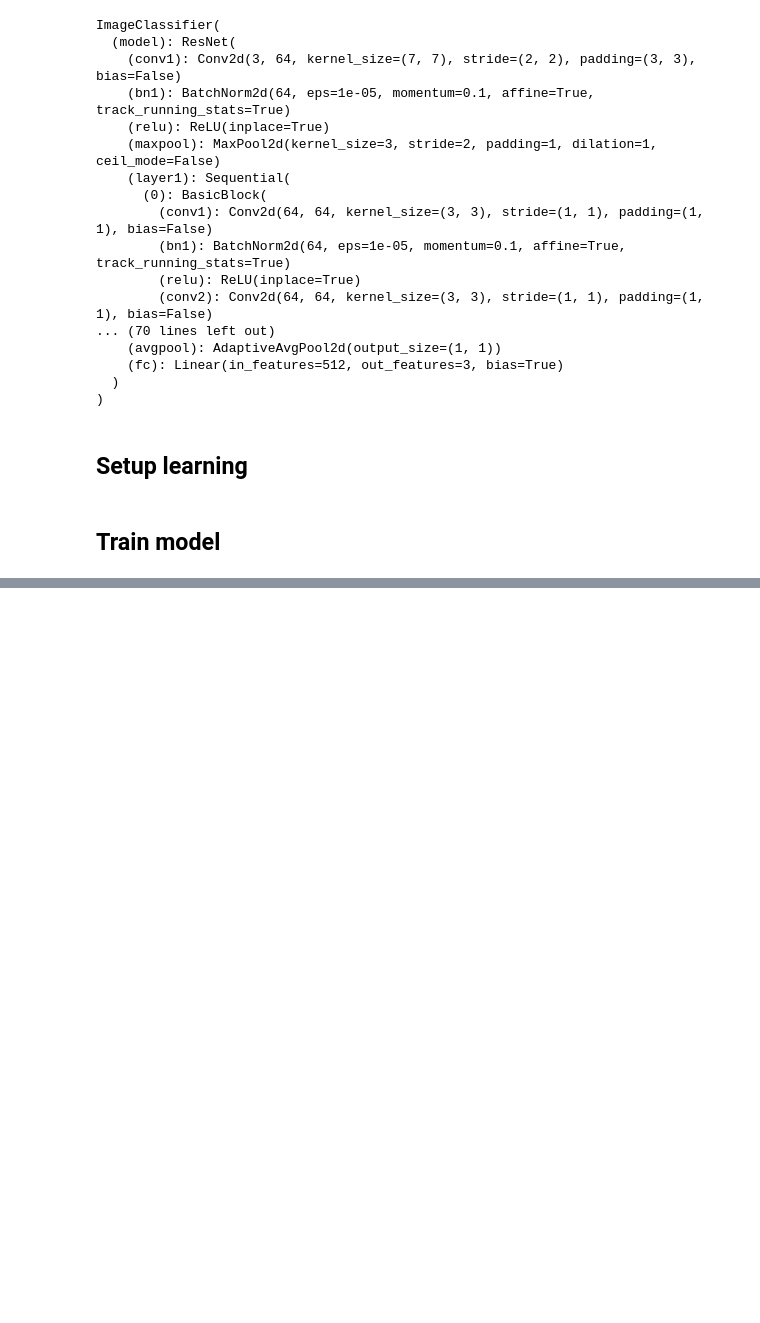
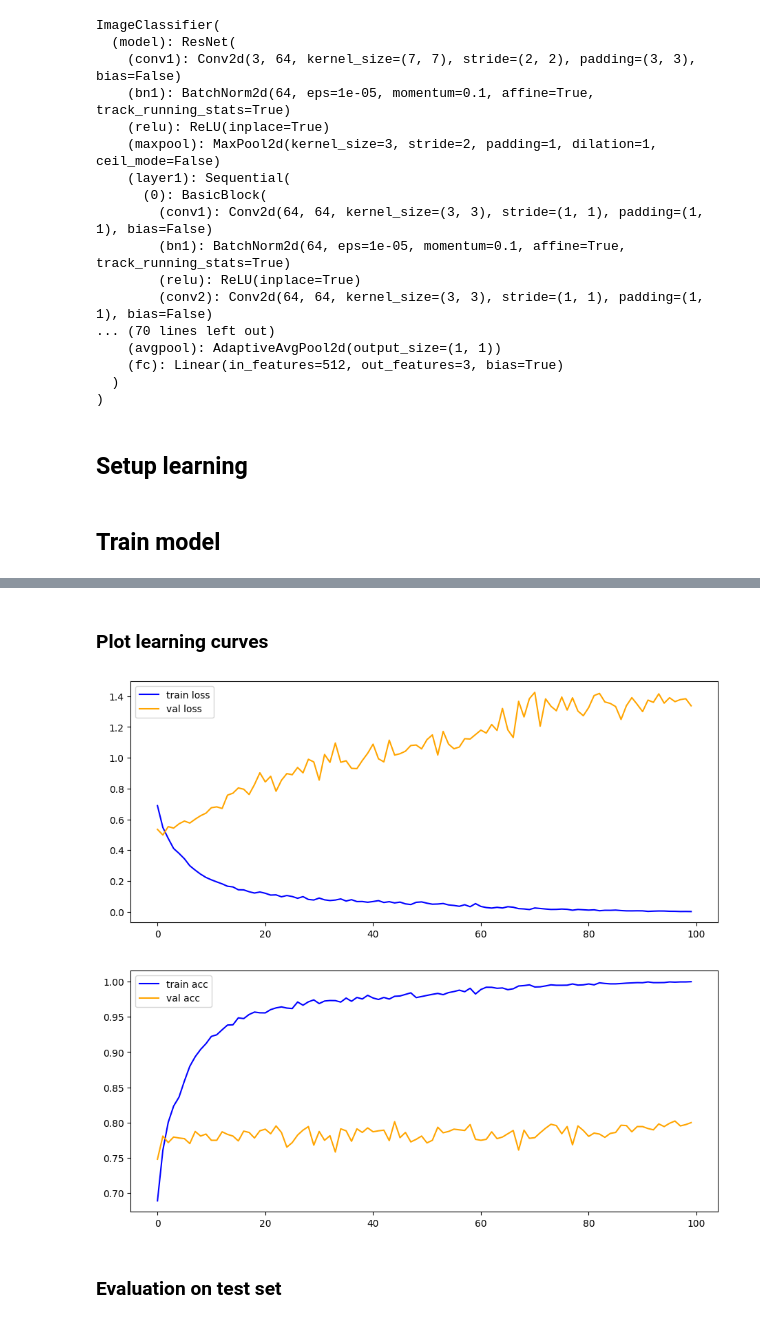
Before and after one commit to PyML-studio/Udemy-ComputerVision, a Jupyter notebook: section3-classification/part2_build_classifier.ipynb, the cells around one changed output, grey strips where cells are left out. Saved outputs shown, nothing was run; the diff lists cells and outputs as text; code cells hidden in the pictures; blank space fills up the shorter version.

```diff
--- a/section3-classification/part2_build_classifier.ipynb
+++ b/section3-classification/part2_build_classifier.ipynb
@@ -146,7 +152,9 @@ ResNet(
 class ImageClassifier(nn.Module):
     def __init__(self, num_classes):
         super().__init__()
-        self.model = torchvision.models.resnet18()
+        self.model = torchvision.models.resnet18(
+            weights=torchvision.models.ResNet18_Weights.DEFAULT
+        )
 
         self.model.fc = nn.Linear(self.model.fc.in_features, num_classes)
 
@@ -180,7 +188,7 @@ ImageClassifier(
 criterion = nn.CrossEntropyLoss()
 
 # setup Adam optimizer
-optimizer = torch.optim.Adam(
+optimizer = Adam(
     params=model.parameters(),
     lr=learning_rate, betas=(0.9, 0.999),
 )
@@ -247,0 +298,29 @@ for epoch in range(num_epochs):
+# %% [markdown]
+### Plot learning curves
+# %%
+import seaborn as sns
+
+fig, axes = plt.subplots(2, 1, figsize=(11, 10))
+
+sns.lineplot(
+    [v[0] for v in train_metrics], ax=axes[0],
+    label='train loss', color='blue'
+)
+sns.lineplot(
+    [v[0] for v in val_metrics], ax=axes[0],
+    label='val loss', color='orange'
+)
+
+sns.lineplot(
+    [v[1] for v in train_metrics], ax=axes[1],
+    label='train acc', color='blue'
+)
+sns.lineplot(
+    [v[1] for v in val_metrics], ax=axes[1],
+    label='val acc', color='orange'
+)
+plt.show()
+# %% [output]
+[figure, added]
+# %% [markdown]
+### Evaluation on test set
```
Also changed, not shown: parts of 11 cells of this notebook, 1 other file.
